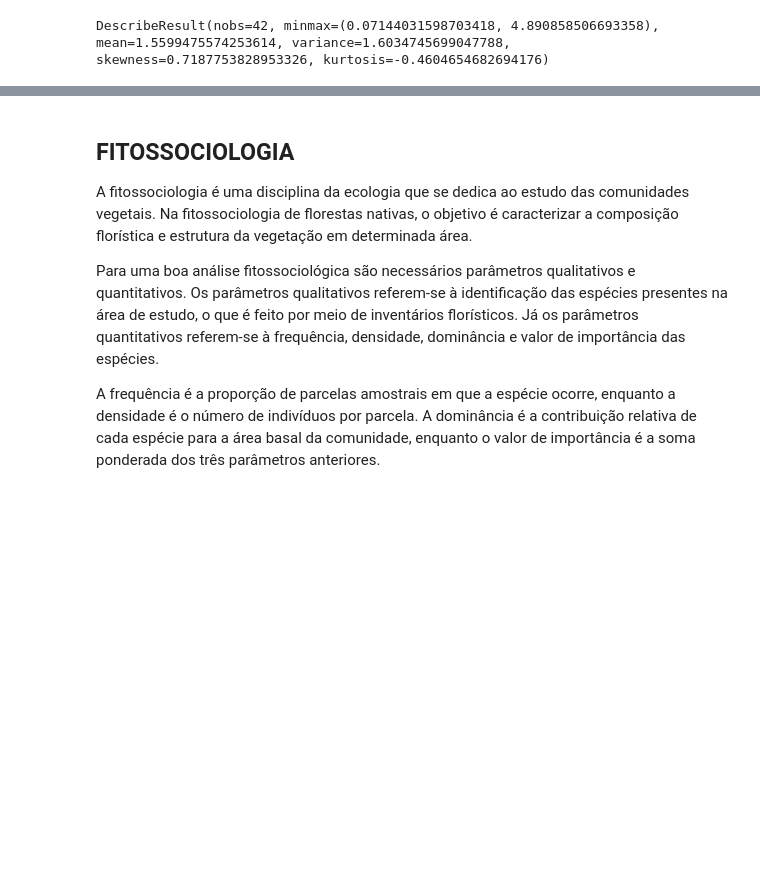
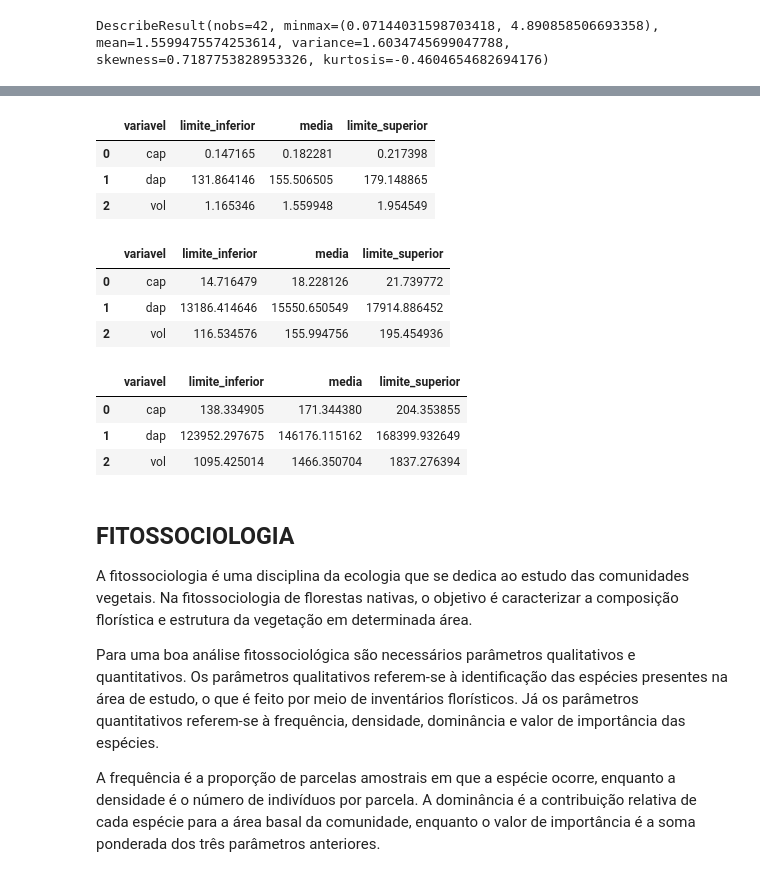
Before and after one commit to nettorobson/jupyter-if, a Jupyter notebook: if_teste.ipynb, the cells around one changed output, grey strips where cells are left out. Drawn from its saved outputs; the diff is of its cells as text; code cells hidden in the pictures; blank space fills up the shorter version.

```diff
--- a/if_teste.ipynb
+++ b/if_teste.ipynb
@@ -873,0 +987,41 @@ A variável vol NÃO ATINGIU o Limite de Erro esperado para o estudo, com um val
+# %%
+# IC pode ser calculado por parcela, por hectare, e para a população:
+
+# Por parcela
+ic_parcela = pd.DataFrame(columns=('variavel', 'limite_inferior', 'media', 'limite_superior'))
+ic_parcela['variavel'] = ('cap', 'dap', 'vol')
+ic_parcela['limite_inferior'] = data_est['media'] - data_est['erro_abs']
+ic_parcela['media'] = data_est['media']
+ic_parcela['limite_superior'] = data_est['media'] + data_est['erro_abs']
+ic_parcela.head()
+# %% [output]
+|  | variavel | limite_inferior | media | limite_superior |
+| 0 | cap | 0.147165 | 0.182281 | 0.217398 |
+| 1 | dap | 131.864146 | 155.506505 | 179.148865 |
+| 2 | vol | 1.165346 | 1.559948 | 1.954549 |
+# %%
+# Por hectare
+ic_hectare = pd.DataFrame(columns=('variavel', 'limite_inferior', 'media', 'limite_superior'))
+ic_hectare['variavel'] = ('cap', 'dap', 'vol')
+ic_hectare['limite_inferior'] = ic_parcela['limite_inferior'] / a
+ic_hectare['media'] = ic_parcela['media'] / a
+ic_hectare['limite_superior'] = ic_parcela['limite_superior'] / a
+ic_hectare.head()
+# %% [output]
+|  | variavel | limite_inferior | media | limite_superior |
+| 0 | cap | 14.716479 | 18.228126 | 21.739772 |
+| 1 | dap | 13186.414646 | 15550.650549 | 17914.886452 |
+| 2 | vol | 116.534576 | 155.994756 | 195.454936 |
+# %%
+# Para a população
+ic_pop = pd.DataFrame(columns=('variavel', 'limite_inferior', 'media', 'limite_superior'))
+ic_pop['variavel'] = ('cap', 'dap', 'vol')
+ic_pop['limite_inferior'] = ic_parcela['limite_inferior'] * A/a
+ic_pop['media'] = ic_parcela['media'] * A/a
+ic_pop['limite_superior'] = ic_parcela['limite_superior'] * A/a
+ic_pop.head()
+# %% [output]
+|  | variavel | limite_inferior | media | limite_superior |
+| 0 | cap | 138.334905 | 171.344380 | 204.353855 |
+| 1 | dap | 123952.297675 | 146176.115162 | 168399.932649 |
+| 2 | vol | 1095.425014 | 1466.350704 | 1837.276394 |
```
Also changed, not shown: parts of 32 cells of this notebook.
